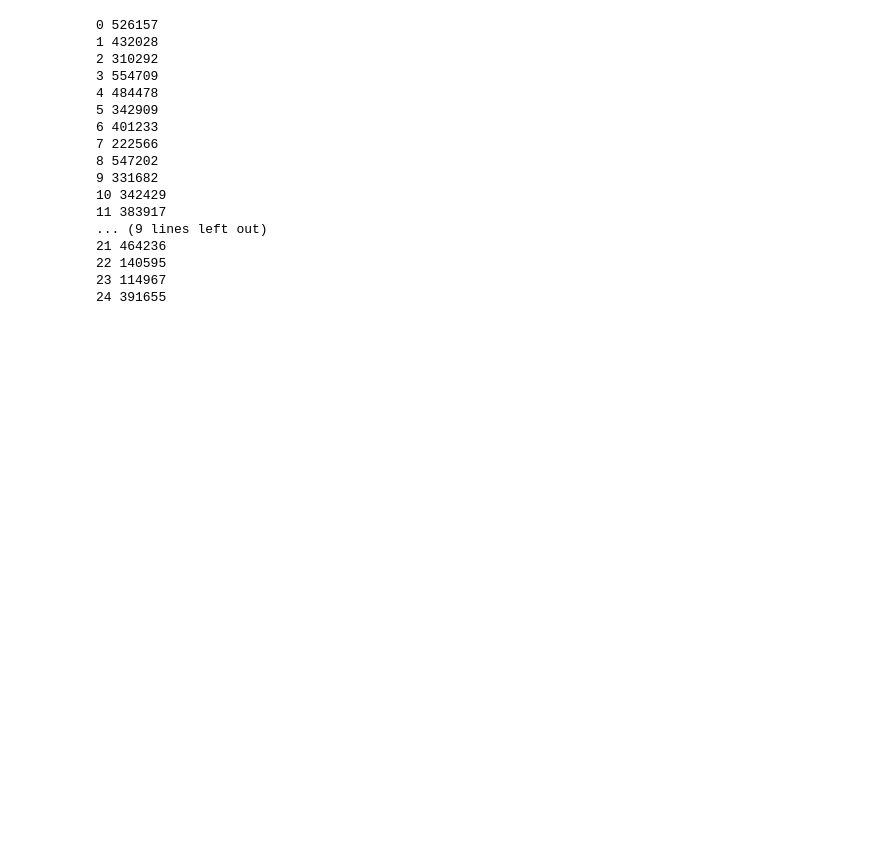
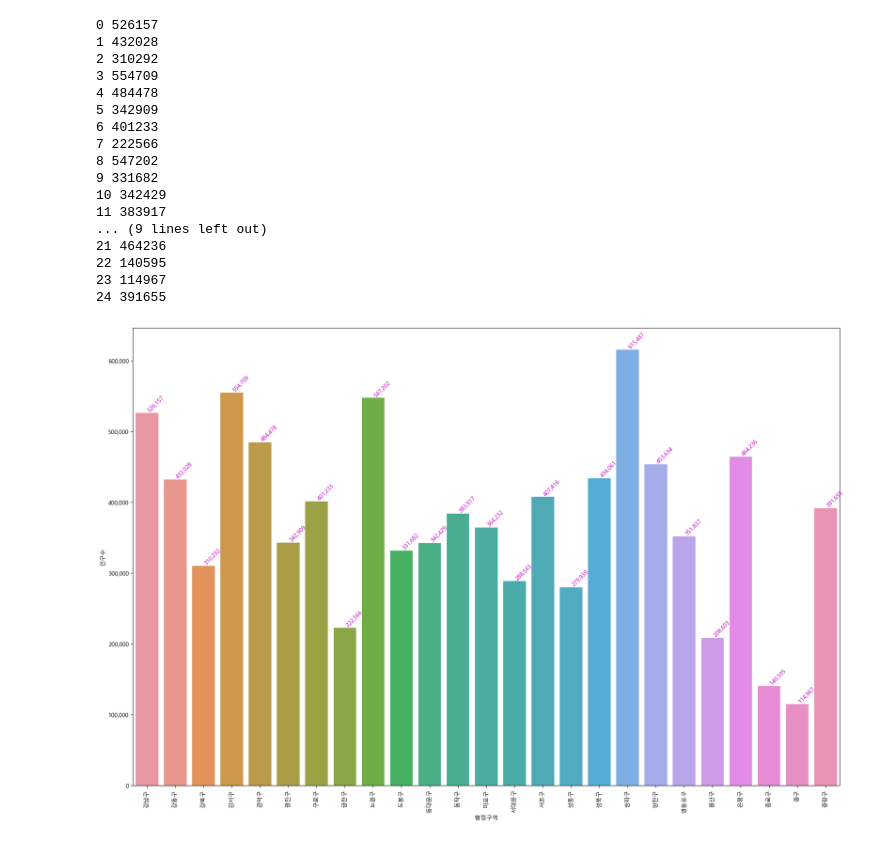
Before and after one commit to 2eeg/Python_Web_Analysis, a Jupyter notebook: 03-1.행정구역정보_분석과시각화.ipynb, the cells around one changed output. Saved outputs shown, nothing was run; the diff lists cells and outputs as text; code cells hidden in the pictures; blank space fills up the shorter version.

```diff
--- a/03-1.행정구역정보_분석과시각화.ipynb
+++ b/03-1.행정구역정보_분석과시각화.ipynb
@@ -847,3 +847,18 @@ for i, v in enumerate(seoul_df["인구수"].items()):
 22 140595
 23 114967
 24 391655
+# %%
+figure, ax1 = plt.subplots(nrows=1, ncols=1)
+figure.set_size_inches(18,12)
+sns.barplot(data=seoul_df, x="행정구역", y="인구수", ax=ax1)
+#y축의 label값에 ,(콤마) 출력하기
+ax1.get_yaxis().set_major_formatter(plt.FuncFormatter(lambda x, loc: "{:,}".format(int(x))))
+#ax1.set(ylabel='인구수')
+
+for item in ax1.get_xticklabels():
+    item.set_rotation(90)
+for i, v in enumerate(seoul_df["인구수"].items()):
+    ax1.text(i ,v[1], "{:,}".format(v[1]), color='m', va ='bottom', rotation=45)
+plt.tight_layout()
+# %% [output]
+[figure, added]
```
Also changed, not shown: parts of 1 cell of this notebook.
